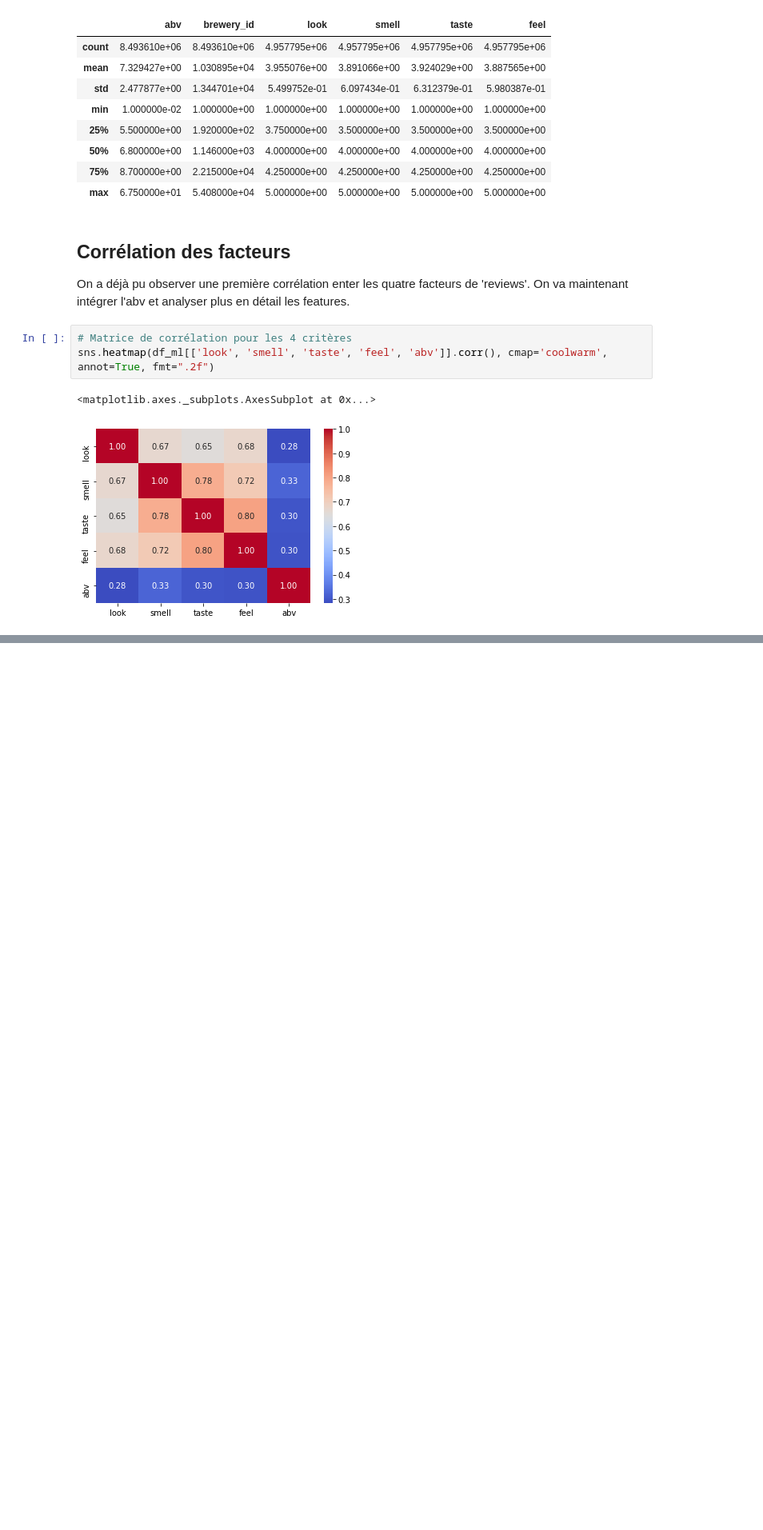
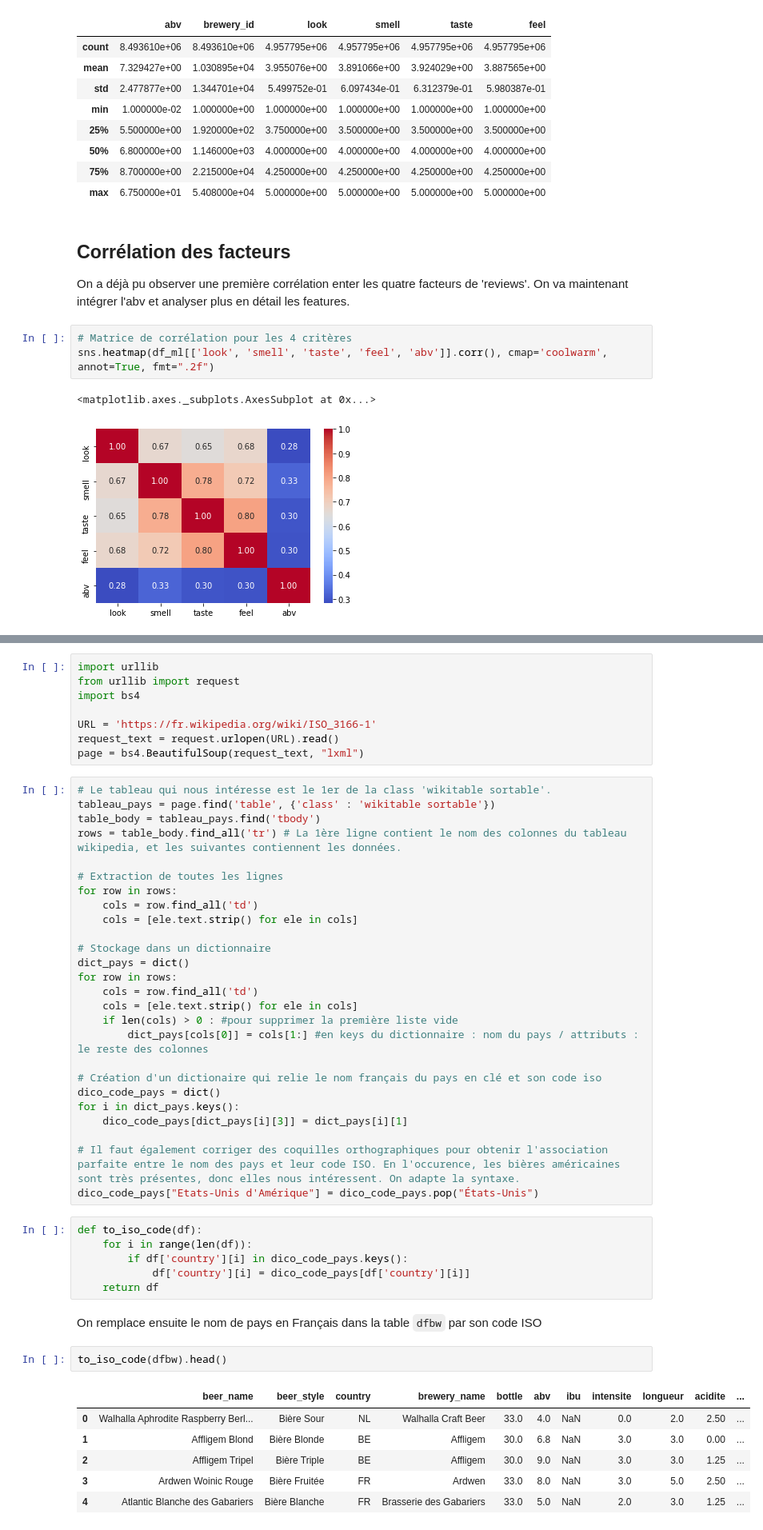
Before and after one commit to rhomain-rangeay/Projet-Python-pour-le-Data-Scientist, a Jupyter notebook: Projet_python_data_scientist.ipynb, the cells around one changed output, grey strips where cells are left out. Shown at 80% size. Saved outputs shown, nothing was run; the diff lists cells and outputs as text; blank space fills up the shorter version.

```diff
--- a/Projet_python_data_scientist.ipynb
+++ b/Projet_python_data_scientist.ipynb
@@ -575,0 +452,51 @@ Le couple n'est pas une clé unique parfaite mais l'imperfection ne concernera q
+# %%
+import urllib
+from urllib import request
+import bs4
+
+URL = 'https://fr.wikipedia.org/wiki/ISO_3166-1'
+request_text = request.urlopen(URL).read()
+page = bs4.BeautifulSoup(request_text, "lxml")
+# %%
+# Le tableau qui nous intéresse est le 1er de la class 'wikitable sortable'.
+tableau_pays = page.find('table', {'class' : 'wikitable sortable'})
+table_body = tableau_pays.find('tbody')
+rows = table_body.find_all('tr') # La 1ère ligne contient le nom des colonnes du tableau wikipedia, et les suivantes contiennent les données.
+
+# Extraction de toutes les lignes
+for row in rows:
+    cols = row.find_all('td')
+    cols = [ele.text.strip() for ele in cols]
+
+# Stockage dans un dictionnaire
+dict_pays = dict()
+for row in rows:
+    cols = row.find_all('td')
+    cols = [ele.text.strip() for ele in cols]
+    if len(cols) > 0 : #pour supprimer la première liste vide
+        dict_pays[cols[0]] = cols[1:] #en keys du dictionnaire : nom du pays / attributs : le reste des colonnes
+
+# Création d'un dictionaire qui relie le nom français du pays en clé et son code iso
+dico_code_pays = dict()
+for i in dict_pays.keys():
+    dico_code_pays[dict_pays[i][3]] = dict_pays[i][1]
+
+# Il faut également corriger des coquilles orthographiques pour obtenir l'association parfaite entre le nom des pays et leur code ISO. En l'occurence, les bières américaines sont très présentes, donc elles nous intéressent. On adapte la syntaxe.
+dico_code_pays["Etats-Unis d'Amérique"] = dico_code_pays.pop("États-Unis")
+# %%
+def to_iso_code(df):
+    for i in range(len(df)):
+        if df['country'][i] in dico_code_pays.keys():
+            df['country'][i] = dico_code_pays[df['country'][i]]
+    return df
+# %% [markdown]
+On remplace ensuite le nom de pays en Français dans la table `dfbw` par son code ISO
+# %%
+to_iso_code(dfbw).head()
+# %% [output]
+|  | beer_name | beer_style | country | brewery_name | bottle | abv | ibu | intensite | longueur | acidite | ... |
+| 0 | Walhalla Aphrodite Raspberry Berl... | Bière Sour | NL | Walhalla Craft Beer | 33.0 | 4.0 | NaN | 0.0 | 2.0 | 2.50 | ... |
+| 1 | Affligem Blond | Bière Blonde | BE | Affligem | 30.0 | 6.8 | NaN | 3.0 | 3.0 | 0.00 | ... |
+| 2 | Affligem Tripel | Bière Triple | BE | Affligem | 30.0 | 9.0 | NaN | 3.0 | 3.0 | 1.25 | ... |
+| 3 | Ardwen Woinic Rouge | Bière Fruitée | FR | Ardwen | 33.0 | 8.0 | NaN | 3.0 | 5.0 | 2.50 | ... |
+| 4 | Atlantic Blanche des Gabariers | Bière Blanche | FR | Brasserie des Gabariers | 33.0 | 5.0 | NaN | 2.0 | 3.0 | 1.25 | ... |
```
Also changed, not shown: parts of 47 cells of this notebook, 2 other files.
